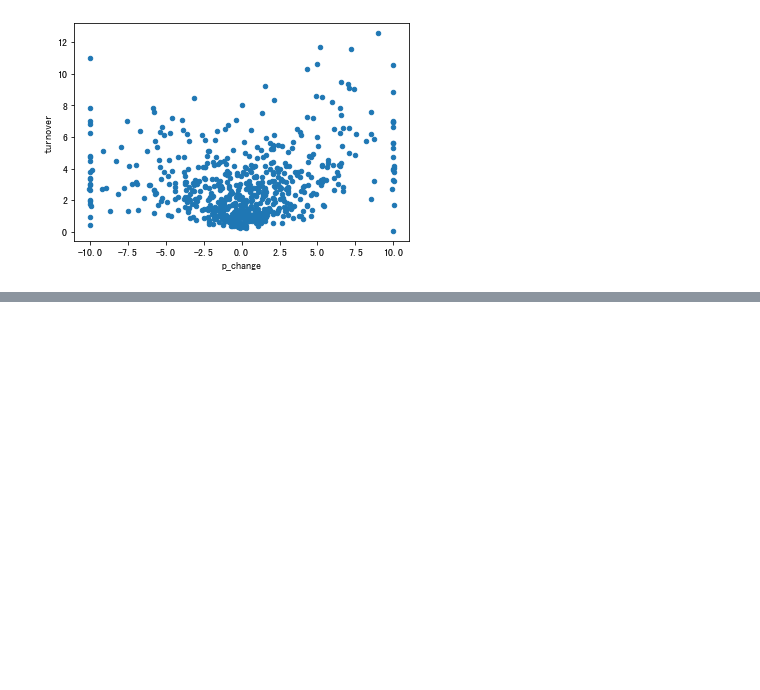
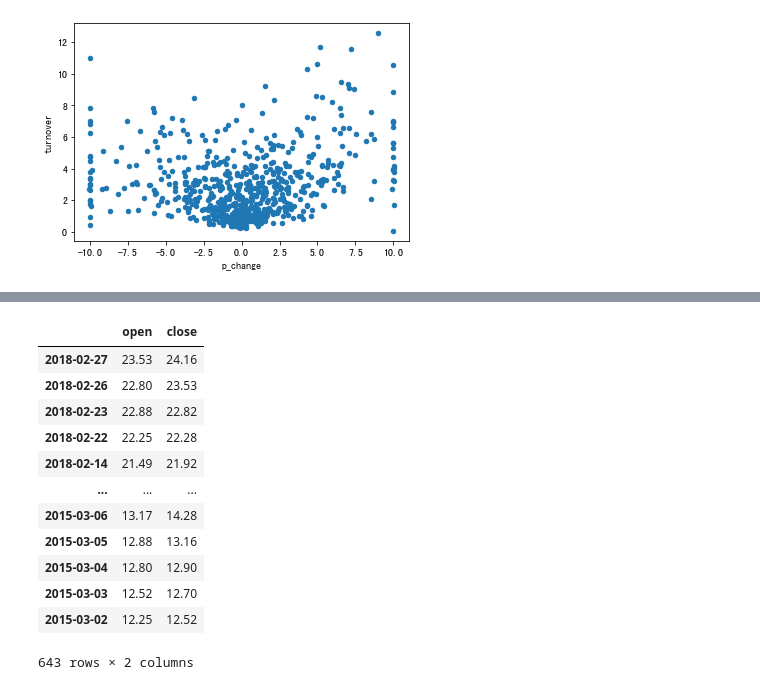
Before and after one commit to NekoSilverFox/Data-Mining, a Jupyter notebook: 003 - Pandas/Pandas.ipynb, the cells around one changed output, grey strips where cells are left out. Cells and saved outputs as stored; diff of their text form; code cells hidden in the pictures; blank space fills up the shorter version.

```diff
--- a/003 - Pandas/Pandas.ipynb
+++ b/003 - Pandas/Pandas.ipynb
@@ -864,0 +877,20 @@ data.plot(x='p_change', y='turnover', kind='scatter')
+# %%
+# 举例：读取之前的股票的数据
+# 读取文件,并且指定只获取'open', 'close'指标
+data = pd.read_csv('./data/stock_day/stock_day.csv', usecols=['open', 'close'])
+
+data
+# %% [output]
+|  | open | close |
+| 2018-02-27 | 23.53 | 24.16 |
+| 2018-02-26 | 22.80 | 23.53 |
+| 2018-02-23 | 22.88 | 22.82 |
+| 2018-02-22 | 22.25 | 22.28 |
+| 2018-02-14 | 21.49 | 21.92 |
+| ... | ... | ... |
+| 2015-03-06 | 13.17 | 14.28 |
+| 2015-03-05 | 12.88 | 13.16 |
+| 2015-03-04 | 12.80 | 12.90 |
+| 2015-03-03 | 12.52 | 12.70 |
+| 2015-03-02 | 12.25 | 12.52 |
+643 rows × 2 columns
```
Also changed, not shown: parts of 5 cells of this notebook, 3 other files.
